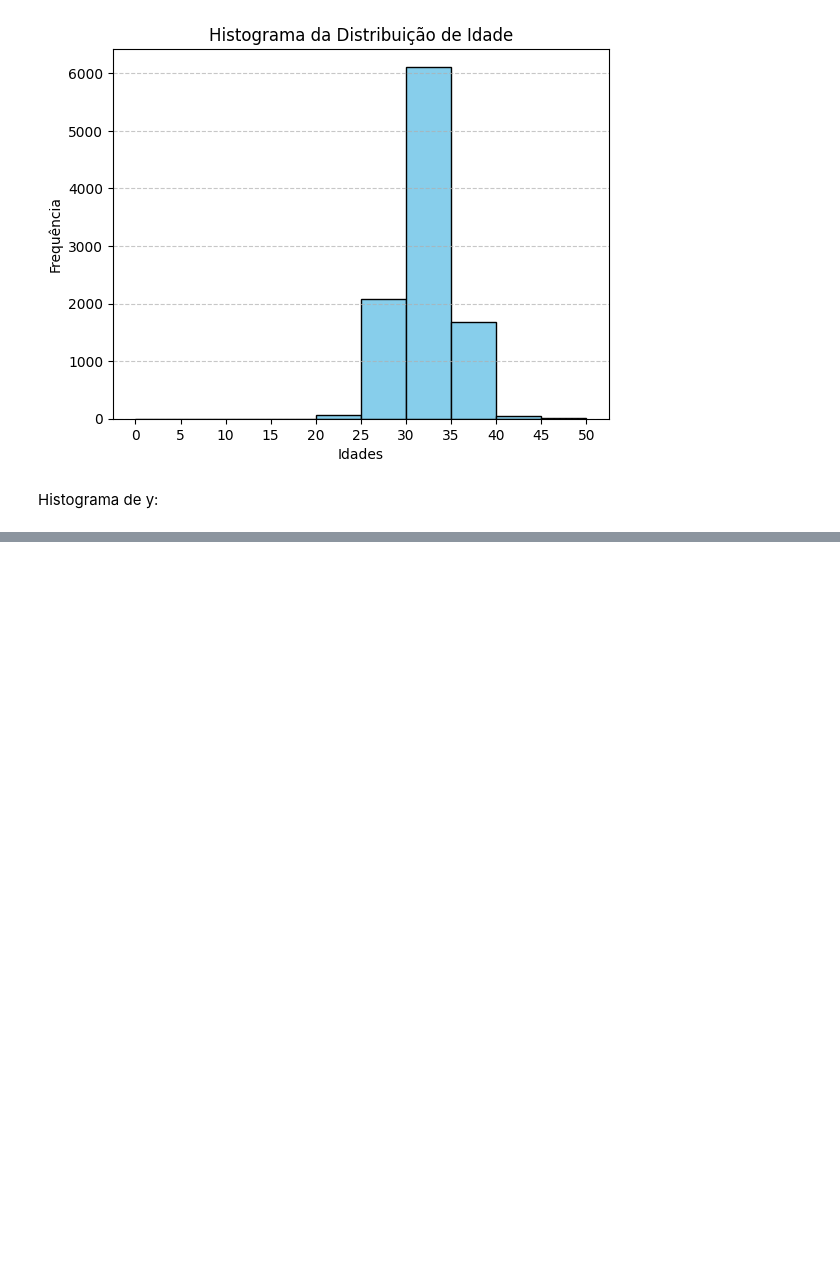
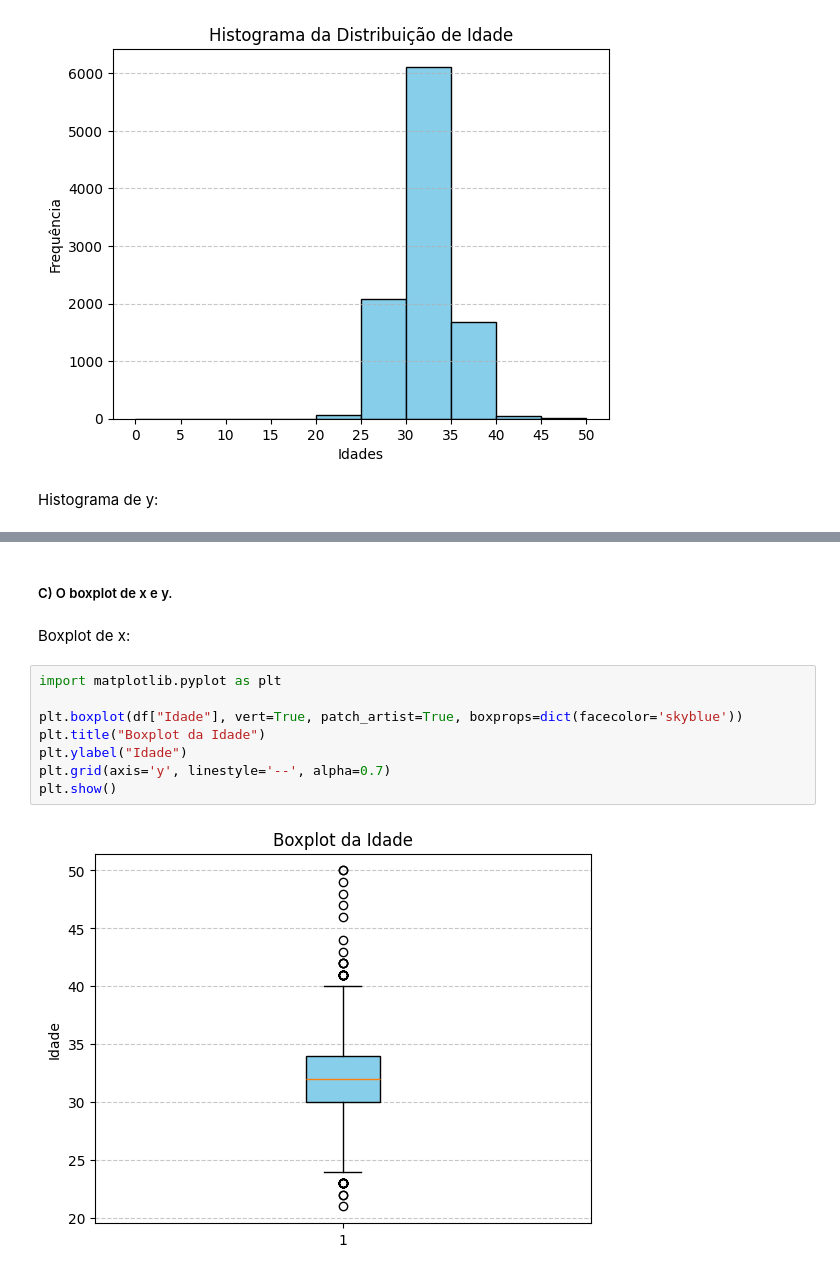
Before and after one commit to wallace0003/projeto_probabilidade_e_estatistica, a Jupyter notebook: src/notebooks/eda.ipynb, the cells around one changed output, grey strips where cells are left out. Cells and saved outputs as stored; diff of their text form; blank space fills up the shorter version.

Commit message:
feat:boxplot e correcao

```diff
--- a/src/notebooks/eda.ipynb
+++ b/src/notebooks/eda.ipynb
@@ -149,0 +145,14 @@ IndexError: invalid index to scalar variable.
+# %% [markdown]
+##### C) O boxplot de x e y.
+# %% [markdown]
+Boxplot de x:
+# %%
+import matplotlib.pyplot as plt
+
+plt.boxplot(df["Idade"], vert=True, patch_artist=True, boxprops=dict(facecolor='skyblue'))
+plt.title("Boxplot da Idade")
+plt.ylabel("Idade")
+plt.grid(axis='y', linestyle='--', alpha=0.7)
+plt.show()
+# %% [output]
+[figure, added]
```
Also changed, not shown: parts of 6 cells of this notebook.
